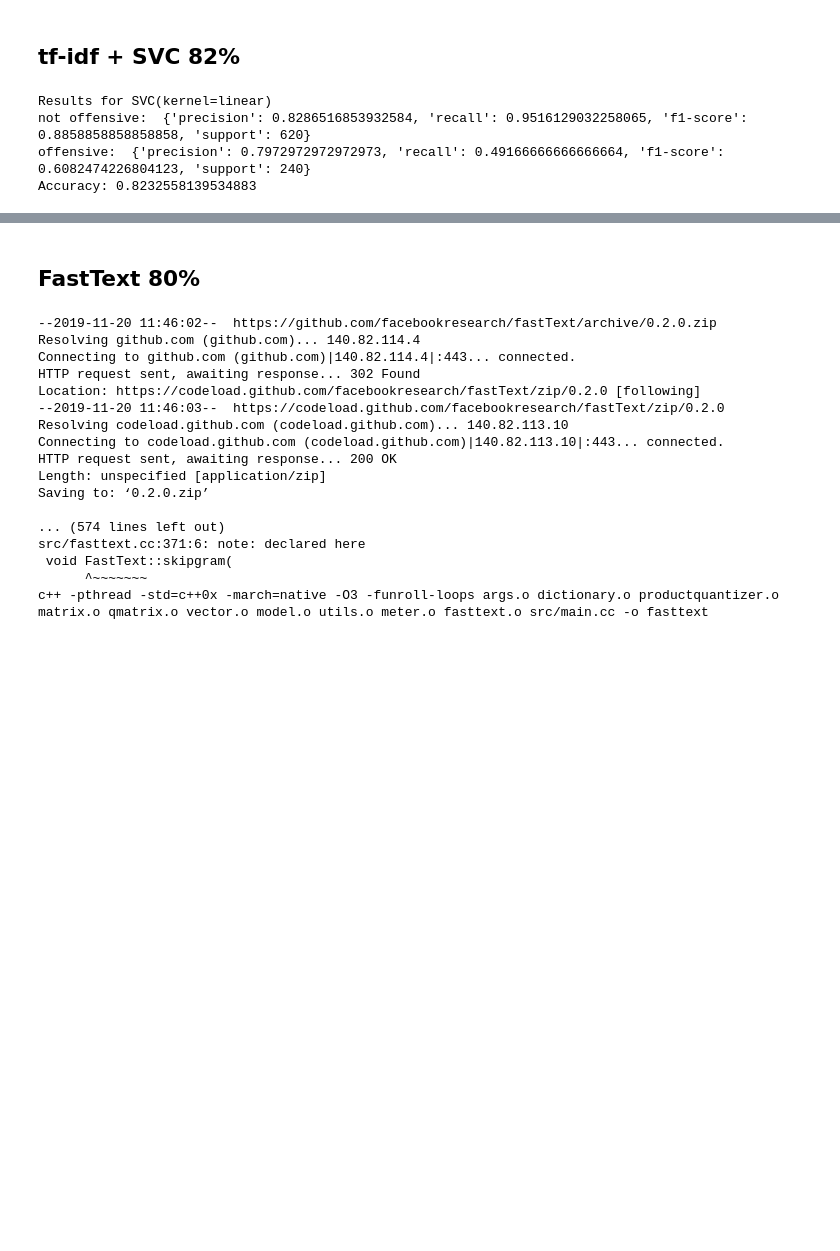
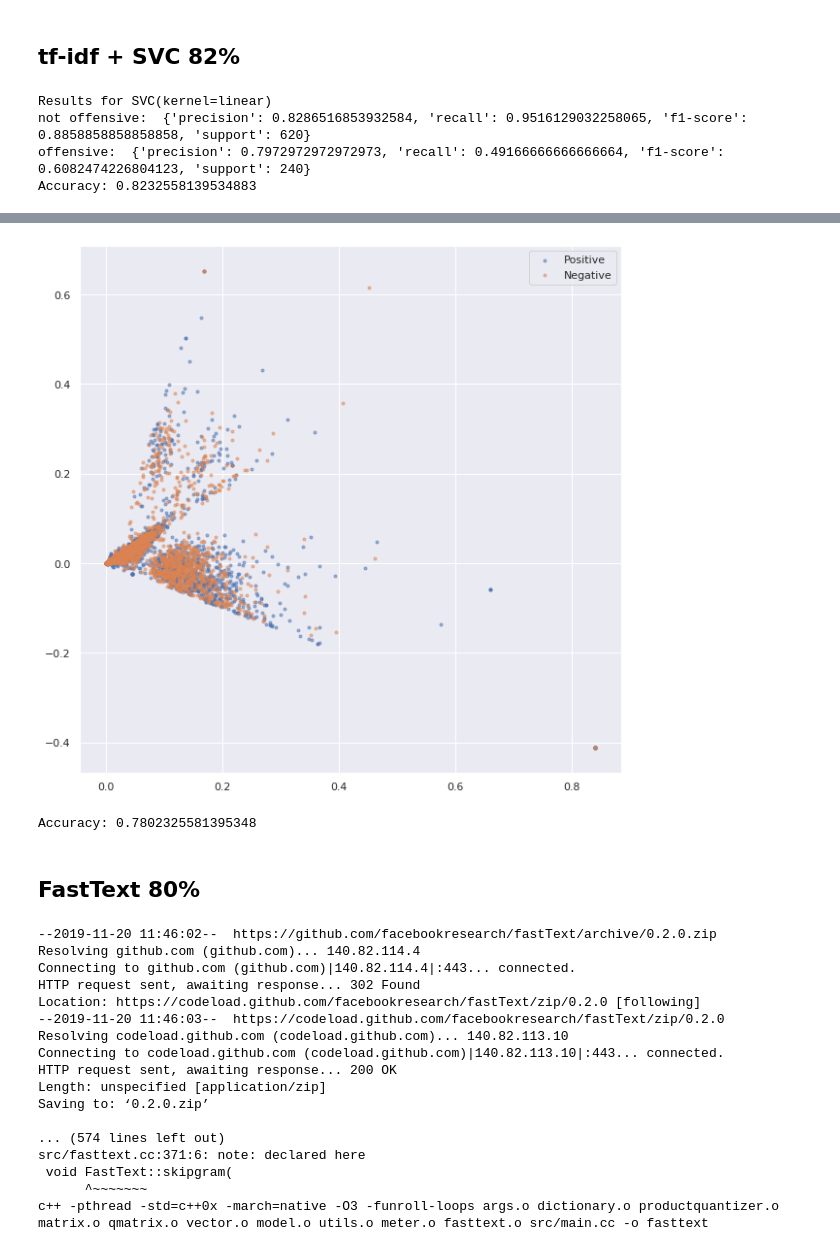
Before and after one commit to piotrjaniszewski1/Offensive-Language-Identification-and-Categorization, a Jupyter notebook: SemEval_2020_Task_12.ipynb, the cells around one changed output, grey strips where cells are left out. Cells and saved outputs as stored; diff of their text form; code cells hidden in the pictures; blank space fills up the shorter version.

```diff
--- a/SemEval_2020_Task_12.ipynb
+++ b/SemEval_2020_Task_12.ipynb
@@ -1024,0 +1069,4 @@ Accuracy: 0.8232558139534883
+# %%
+plot_embeddings(reduced_tfidf_train, y_train, 2000)    # tf-idf
+# %% [output]
+[figure, added]
@@ -1025,3 +1078,13 @@ Accuracy: 0.8232558139534883
+# %%
+from sklearn.linear_model import LogisticRegression
+
+model = LogisticRegression(C=30, dual=True)
+model.fit(train_vectors, y_train)
+preds = model.predict(test_vectors)
+acc = (preds==y_test).mean()
+print(f'Accuracy: {acc}')
+# %% [output]
+Accuracy: 0.7802325581395348
 # %% [markdown]
 ## FastText 80%
 # %%
```
Also changed, not shown: parts of 10 cells of this notebook.
